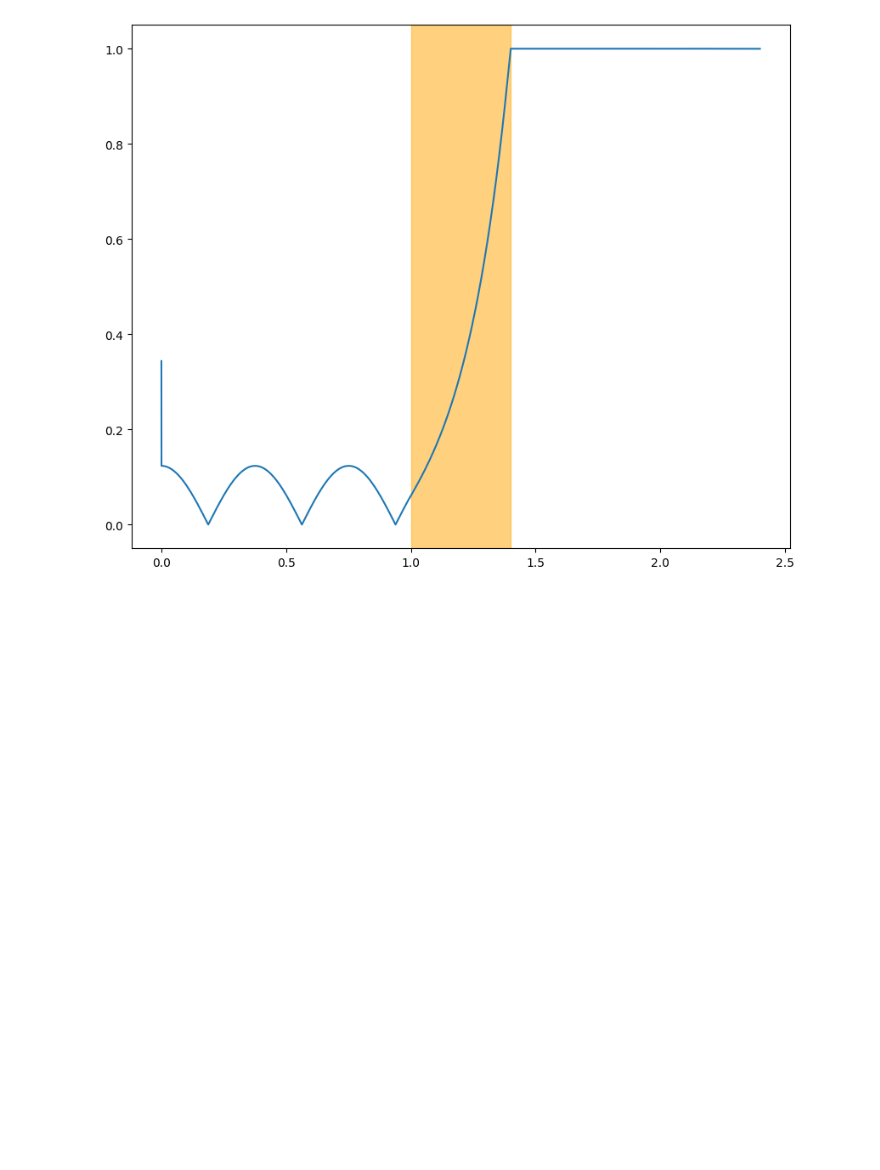
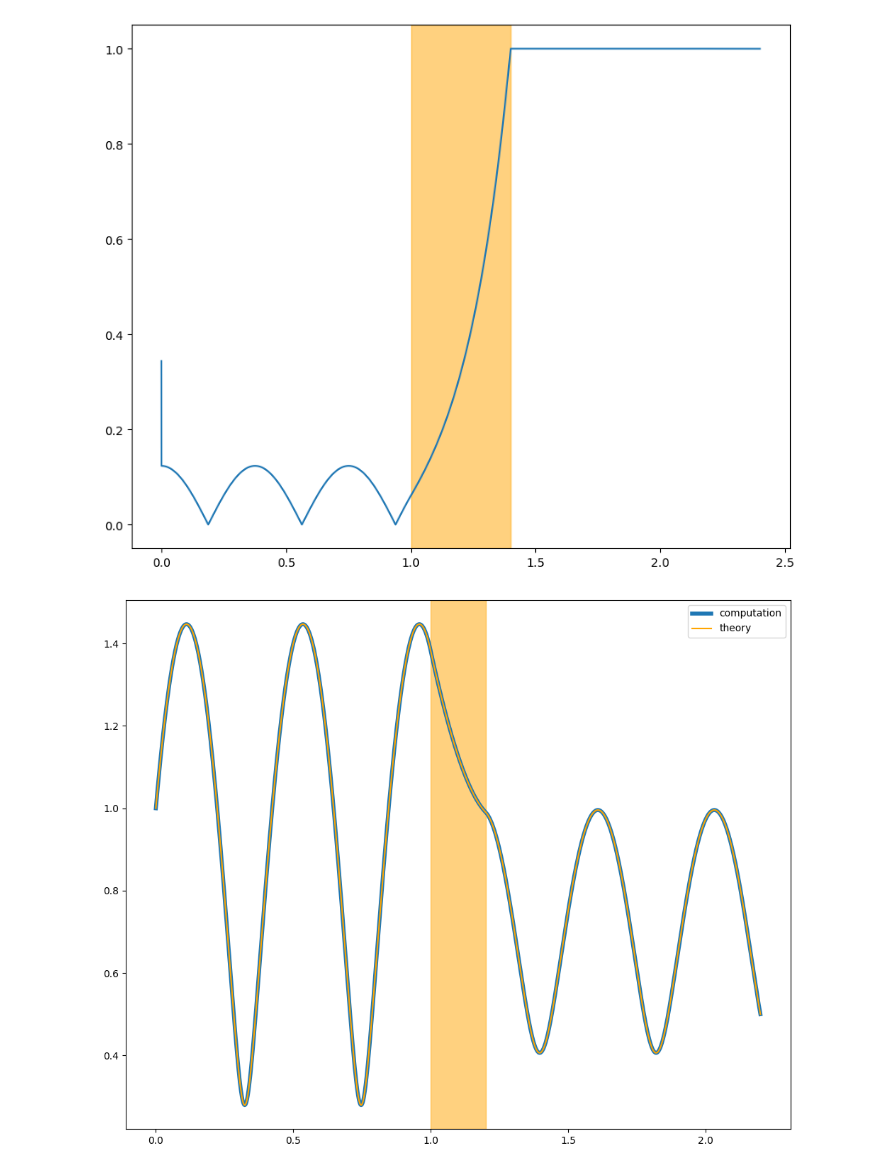
Before and after one commit to Hamajun504/miniscience_Orlov_Yaroslav, a Jupyter notebook: tunnel/rectangle_barrier/plotting.ipynb, the cells around one changed output. Cells and saved outputs as stored; diff of their text form; code cells hidden in the pictures; blank space fills up the shorter version.

```diff
--- a/tunnel/rectangle_barrier/plotting.ipynb
+++ b/tunnel/rectangle_barrier/plotting.ipynb
@@ -65,3 +65,29 @@ plt.axvspan(1, 1.4, alpha=0.5, color='orange')
 # %% [output]
 <matplotlib.patches.Polygon at 0x...>
 [figure]
+# %%
+l = np.sqrt(60 - 55)
+k = np.sqrt(55)
+mat = np.array([[1,1,-1,-1,0,0],
+                [0,0,np.exp(0.2*l),np.exp(-0.2*l),-1,-1],
+                [1j*k,-1j*k,-l,l,0,0],
+                [0,0,l*np.exp(0.2*l),-l*np.exp(-0.2*l),-1j*k,1j*k],
+                [np.exp(-1j*k),np.exp(1j*k),0,0,0,0],
+                [0,0,0,0,np.exp(1j*k),np.exp(-1j*k)]])
+b = np.array([0,0,0,0,1,0.5j]).reshape(-1,1)
+a=np.linalg.solve(mat, b)
+
+data = np.genfromtxt("w02/U60.000000E55.000000000000.raw", delimiter=' ', skip_header=1).T
+x = np.linspace(0, 2.2, 100000)
+plt.figure(figsize=(10,8))
+plt.plot(x, np.sqrt(data[0] ** 2 + data[1] ** 2)[:-1], linewidth=4, label="computation")
+#plt.plot(x, data[1][:-1])
+plt.plot(x1, abs(a[0]*np.exp(1j*k*(x1-1))+a[1]*np.exp(-1j*k*(x1-1))), color="orange", label="theory")
+plt.plot(x2, abs(a[2]*np.exp(l*(x2-1))+a[3]*np.exp(-l*(x2-1))), color="orange")
+plt.plot(x3, abs(a[4]*np.exp(1j*k*(x3-1.2))+a[5]*np.exp(-1j*k*(x3-1.2))), color="orange")
+plt.axvspan(1, 1.2, alpha=0.5, color='orange')
+plt.legend()
+plt.tight_layout()
+plt.savefig("two_bounds.png", dpi=300)
+# %% [output]
+[figure, added]
```
Also changed, not shown: parts of 1 cell of this notebook, 8 other files.
